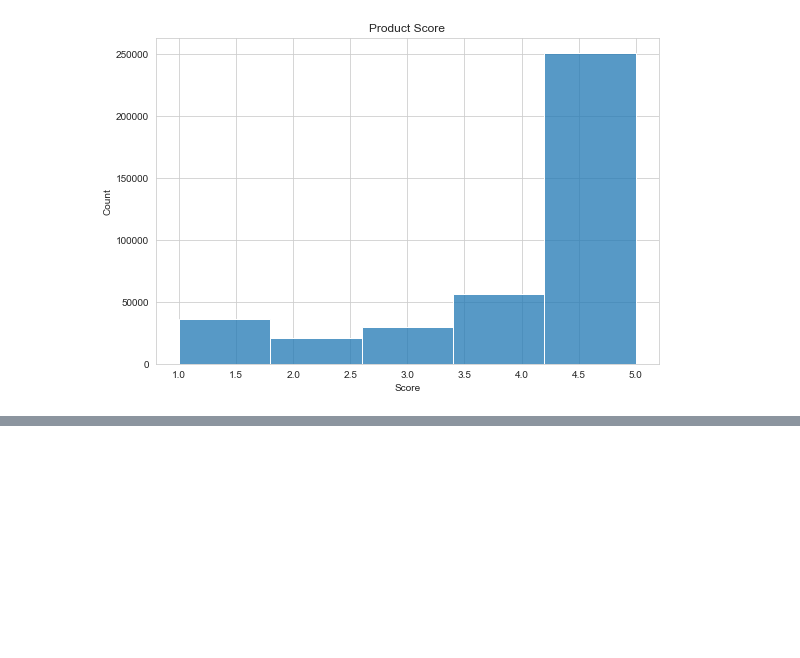
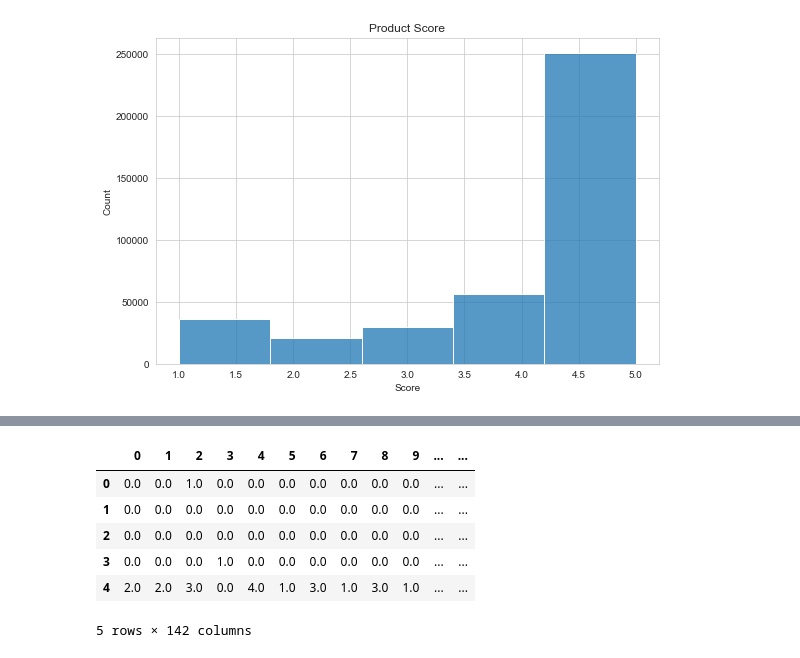
Before and after one commit to shivani-nandani/sentiment-analysis, a Jupyter notebook: codes/data_analysis.ipynb, the cells around one changed output, grey strips where cells are left out. Saved outputs shown, nothing was run; the diff lists cells and outputs as text; code cells hidden in the pictures; blank space fills up the shorter version.

```diff
--- a/codes/data_analysis.ipynb
+++ b/codes/data_analysis.ipynb
@@ -43,0 +93,19 @@ plt.show()
+# %%
+year_count = np.zeros((len(sections)-1)*5).reshape(5,(len(sections)-1))
+
+for i in range(len(sections)-1):
+    year_count[0][i] += countTimeReviews(1,i)
+    year_count[1][i] += countTimeReviews(2,i)
+    year_count[2][i] += countTimeReviews(3,i)
+    year_count[3][i] += countTimeReviews(4,i)
+    year_count[4][i] += countTimeReviews(5,i)
+
+pd.DataFrame(year_count)
+# %% [output]
+|  | 0 | 1 | 2 | 3 | 4 | 5 | 6 | 7 | 8 | 9 | ... | ... |
+| 0 | 0.0 | 0.0 | 1.0 | 0.0 | 0.0 | 0.0 | 0.0 | 0.0 | 0.0 | 0.0 | ... | ... |
+| 1 | 0.0 | 0.0 | 0.0 | 0.0 | 0.0 | 0.0 | 0.0 | 0.0 | 0.0 | 0.0 | ... | ... |
+| 2 | 0.0 | 0.0 | 0.0 | 0.0 | 0.0 | 0.0 | 0.0 | 0.0 | 0.0 | 0.0 | ... | ... |
+| 3 | 0.0 | 0.0 | 0.0 | 1.0 | 0.0 | 0.0 | 0.0 | 0.0 | 0.0 | 0.0 | ... | ... |
+| 4 | 2.0 | 2.0 | 3.0 | 0.0 | 4.0 | 1.0 | 3.0 | 1.0 | 3.0 | 1.0 | ... | ... |
+5 rows × 142 columns
```
Also changed, not shown: parts of 9 cells of this notebook, 2 other files.
